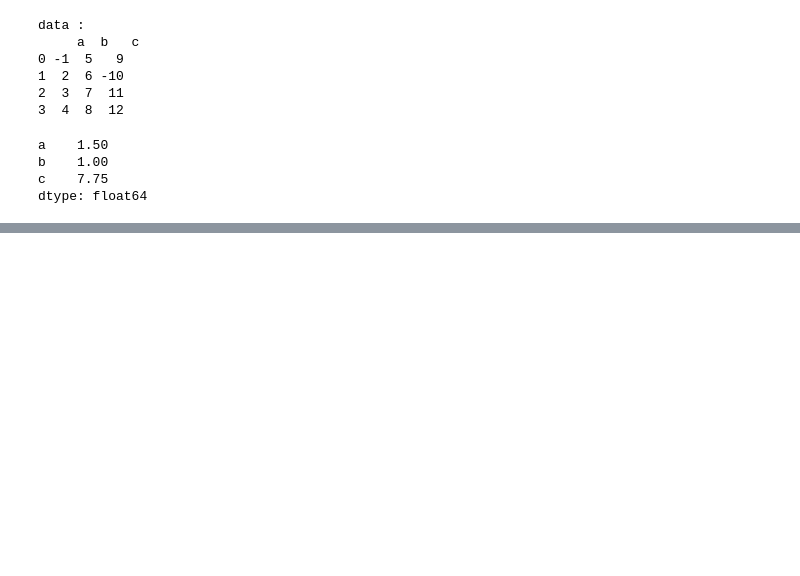
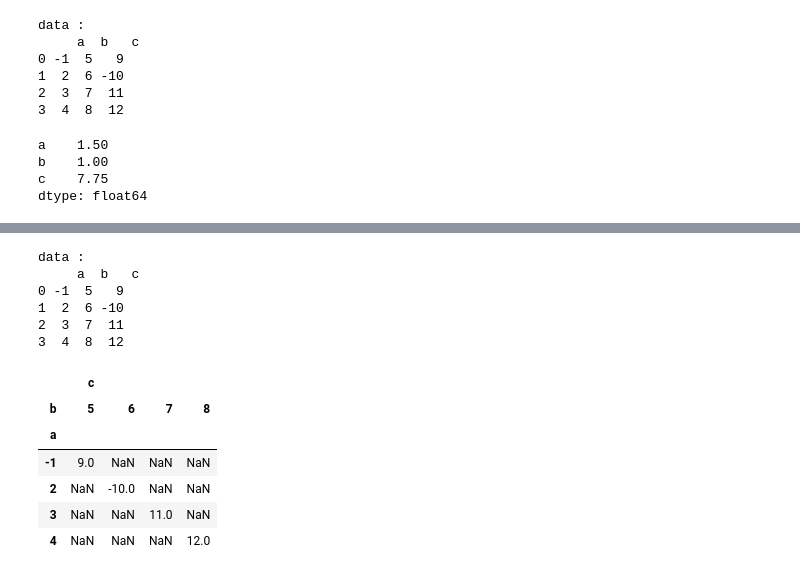
Before and after one commit to IqrorjonCoder/all-pandas-functions, a Jupyter notebook: 5 DataFrame/dataframe.ipynb, the cells around one changed output, grey strips where cells are left out. Cells and saved outputs as stored; diff of their text form; code cells hidden in the pictures; blank space fills up the shorter version.

```diff
--- a/5 DataFrame/dataframe.ipynb
+++ b/5 DataFrame/dataframe.ipynb
@@ -2039,0 +2477,22 @@ dtype: float64
+# %%
+data = pd.DataFrame({
+    'a': [-1,2,3,4],
+    'b': [5,6,7,8],
+    'c': [9,-10,11,12]
+})
+print("data : \n ", data)
+data.pivot('a', columns='b')
+# %% [output]
+data :
+     a  b   c
+0 -1  5   9
+1  2  6 -10
+2  3  7  11
+3  4  8  12
+|  | c |  |  |  |
+| b | 5 | 6 | 7 | 8 |
+| a |  |  |  |  |
+| -1 | 9.0 | NaN | NaN | NaN |
+| 2 | NaN | -10.0 | NaN | NaN |
+| 3 | NaN | NaN | 11.0 | NaN |
+| 4 | NaN | NaN | NaN | 12.0 |
```
Also changed, not shown: parts of 49 cells of this notebook.
